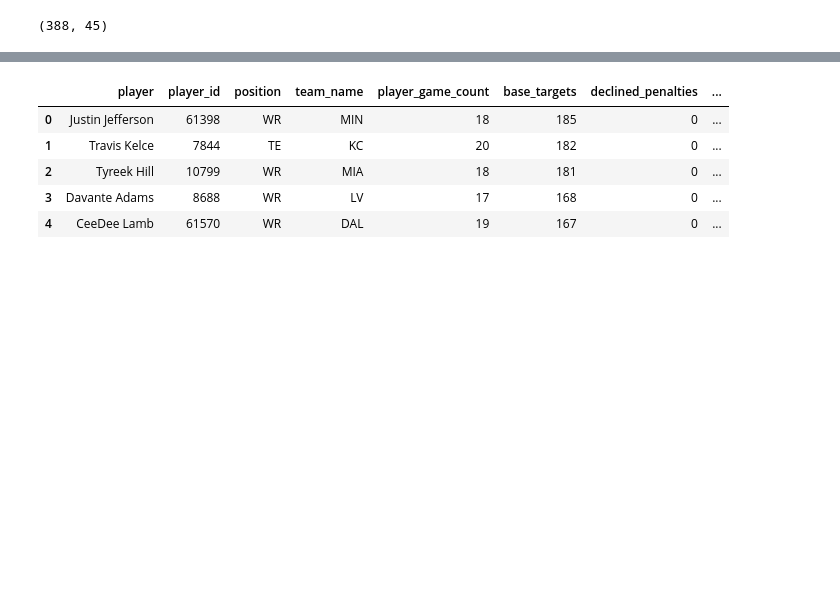
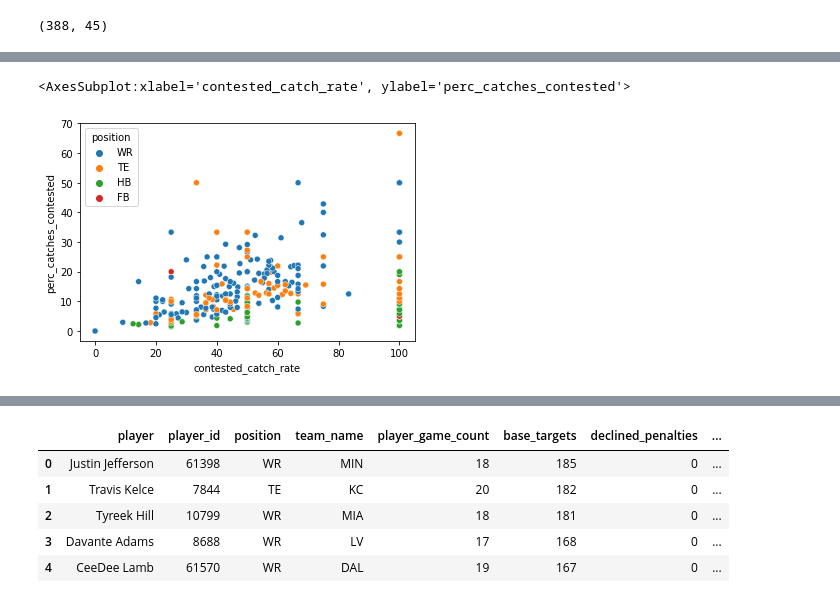
Before and after one commit to kchander92/NYCDSA-Data-Analysis-Project, a Jupyter notebook: Data Analysis Project Krishnan Chander.ipynb, the cells around one changed output, grey strips where cells are left out. Cells and saved outputs as stored; diff of their text form; code cells hidden in the pictures; blank space fills up the shorter version.

```diff
--- a/Data Analysis Project Krishnan Chander.ipynb
+++ b/Data Analysis Project Krishnan Chander.ipynb
@@ -96,0 +125,5 @@ KeyError: "['team'] not in index"
+# %%
+sb.scatterplot(data=receiving_summary, x='contested_catch_rate', y='perc_catches_contested', hue='position')
+# %% [output]
+<AxesSubplot:xlabel='contested_catch_rate', ylabel='perc_catches_contested'>
+[figure, added]
```
Also changed, not shown: parts of 9 cells of this notebook.
